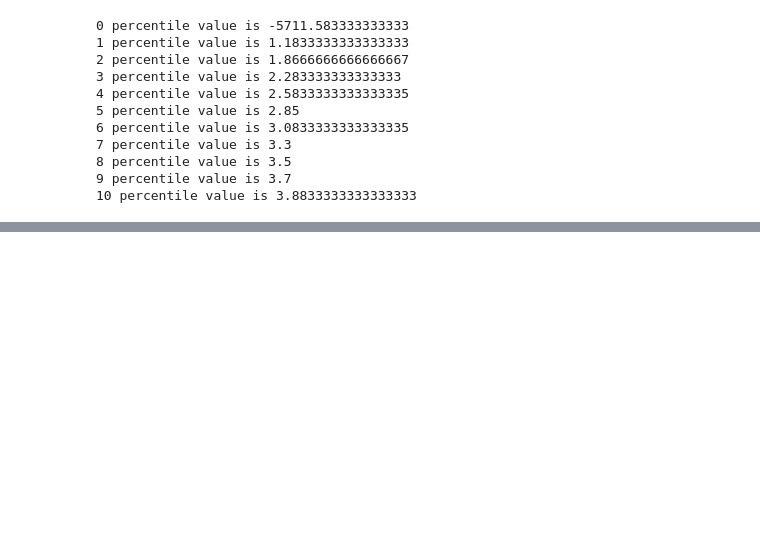
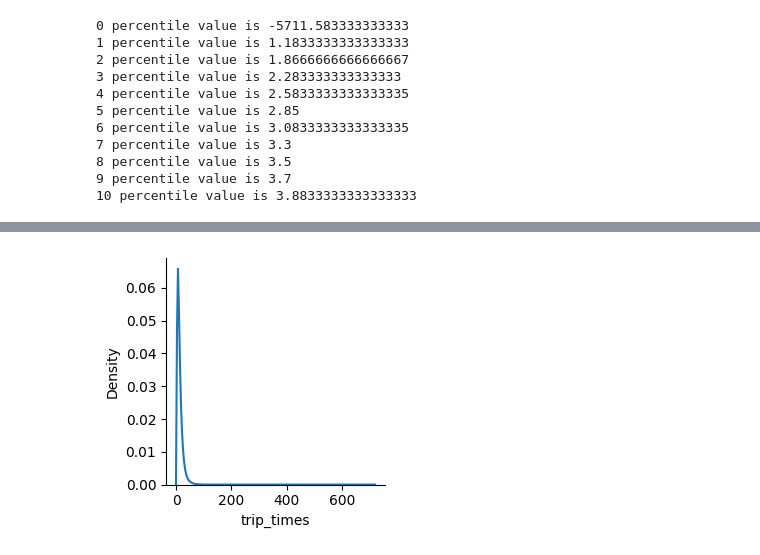
Before and after one commit to SoftwareApplicatiokn/newyork_taxi, a Jupyter notebook: read_file.ipynb, the cells around one changed output, grey strips where cells are left out. Cells and saved outputs as stored; diff of their text form; code cells hidden in the pictures; blank space fills up the shorter version.

```diff
--- a/read_file.ipynb
+++ b/read_file.ipynb
@@ -193,0 +202,7 @@ print(var[0], var[-1])
+# %%
+sns.FacetGrid(frame_with_durations_modified) \
+    .map(sns.kdeplot, "trip_times") \
+    .add_legend()
+plt.show()
+# %% [output]
+[figure, added]
```
Also changed, not shown: parts of 41 cells of this notebook.
